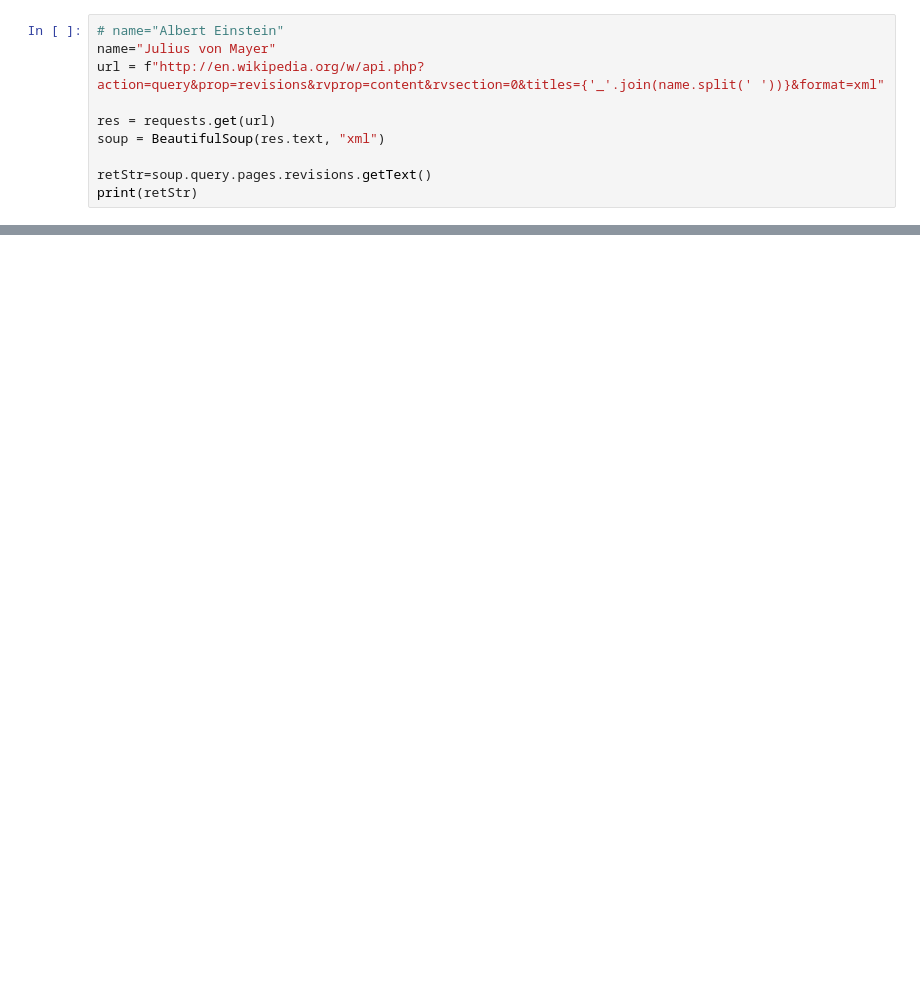
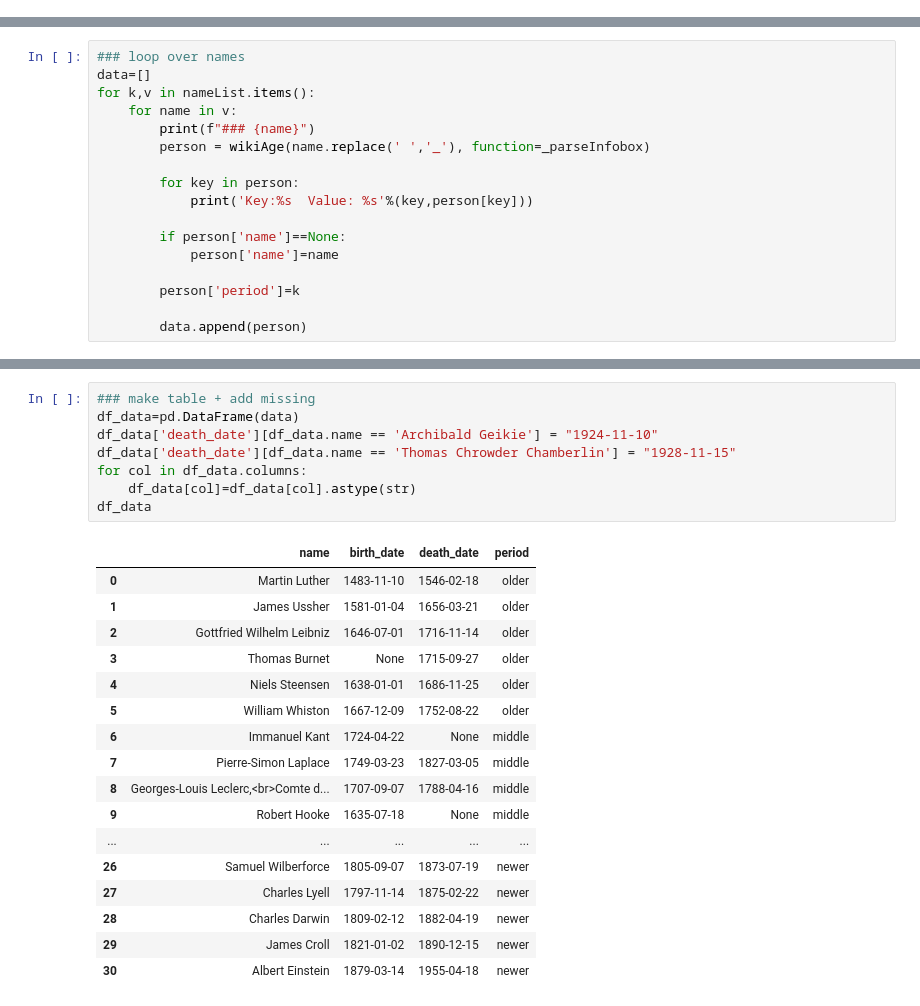
Before and after one commit to kwraight/kelvin-project, a Jupyter notebook: notebooks/scraper.ipynb, the cells around one changed output, grey strips where cells are left out. Drawn from its saved outputs; the diff is of its cells as text; blank space fills up the shorter version.

```diff
--- a/notebooks/scraper.ipynb
+++ b/notebooks/scraper.ipynb
@@ -268,10 +196,0 @@ alt.Chart(df_data).mark_bar().encode(
-# %%
-# name="Albert Einstein"
-name="Julius von Mayer"
-url = f"http://en.wikipedia.org/w/api.php?action=query&prop=revisions&rvprop=content&rvsection=0&titles={'_'.join(name.split(' '))}&format=xml"
-
-res = requests.get(url)
-soup = BeautifulSoup(res.text, "xml")
-
-retStr=soup.query.pages.revisions.getText()
-print(retStr)
@@ -341,0 +197,17 @@ this: None
+# %%
+### loop over names
+data=[]
+for k,v in nameList.items():
+    for name in v:
+        print(f"### {name}")
+        person = wikiAge(name.replace(' ','_'), function=_parseInfobox)
+
+        for key in person:
+            print('Key:%s  Value: %s'%(key,person[key]))
+
+        if person['name']==None:
+            person['name']=name
+
+        person['period']=k
+
+        data.append(person)
@@ -341,0 +232,26 @@ this: None
+# %%
+### make table + add missing
+df_data=pd.DataFrame(data)
+df_data['death_date'][df_data.name == 'Archibald Geikie'] = "1924-11-10"
+df_data['death_date'][df_data.name == 'Thomas Chrowder Chamberlin'] = "1928-11-15"
+for col in df_data.columns:
+    df_data[col]=df_data[col].astype(str)
+df_data
+# %% [output]
+|  | name | birth_date | death_date | period |
+| 0 | Martin Luther | 1483-11-10 | 1546-02-18 | older |
+| 1 | James Ussher | 1581-01-04 | 1656-03-21 | older |
+| 2 | Gottfried Wilhelm Leibniz | 1646-07-01 | 1716-11-14 | older |
+| 3 | Thomas Burnet | None | 1715-09-27 | older |
+| 4 | Niels Steensen | 1638-01-01 | 1686-11-25 | older |
+| 5 | William Whiston | 1667-12-09 | 1752-08-22 | older |
+| 6 | Immanuel Kant | 1724-04-22 | None | middle |
+| 7 | Pierre-Simon Laplace | 1749-03-23 | 1827-03-05 | middle |
+| 8 | Georges-Louis Leclerc,<br>Comte d... | 1707-09-07 | 1788-04-16 | middle |
+| 9 | Robert Hooke | 1635-07-18 | None | middle |
+| ... | ... | ... | ... | ... |
+| 26 | Samuel Wilberforce | 1805-09-07 | 1873-07-19 | newer |
+| 27 | Charles Lyell | 1797-11-14 | 1875-02-22 | newer |
+| 28 | Charles Darwin | 1809-02-12 | 1882-04-19 | newer |
+| 29 | James Croll | 1821-01-02 | 1890-12-15 | newer |
+| 30 | Albert Einstein | 1879-03-14 | 1955-04-18 | newer |
```
Also changed, not shown: parts of 30 cells of this notebook.
